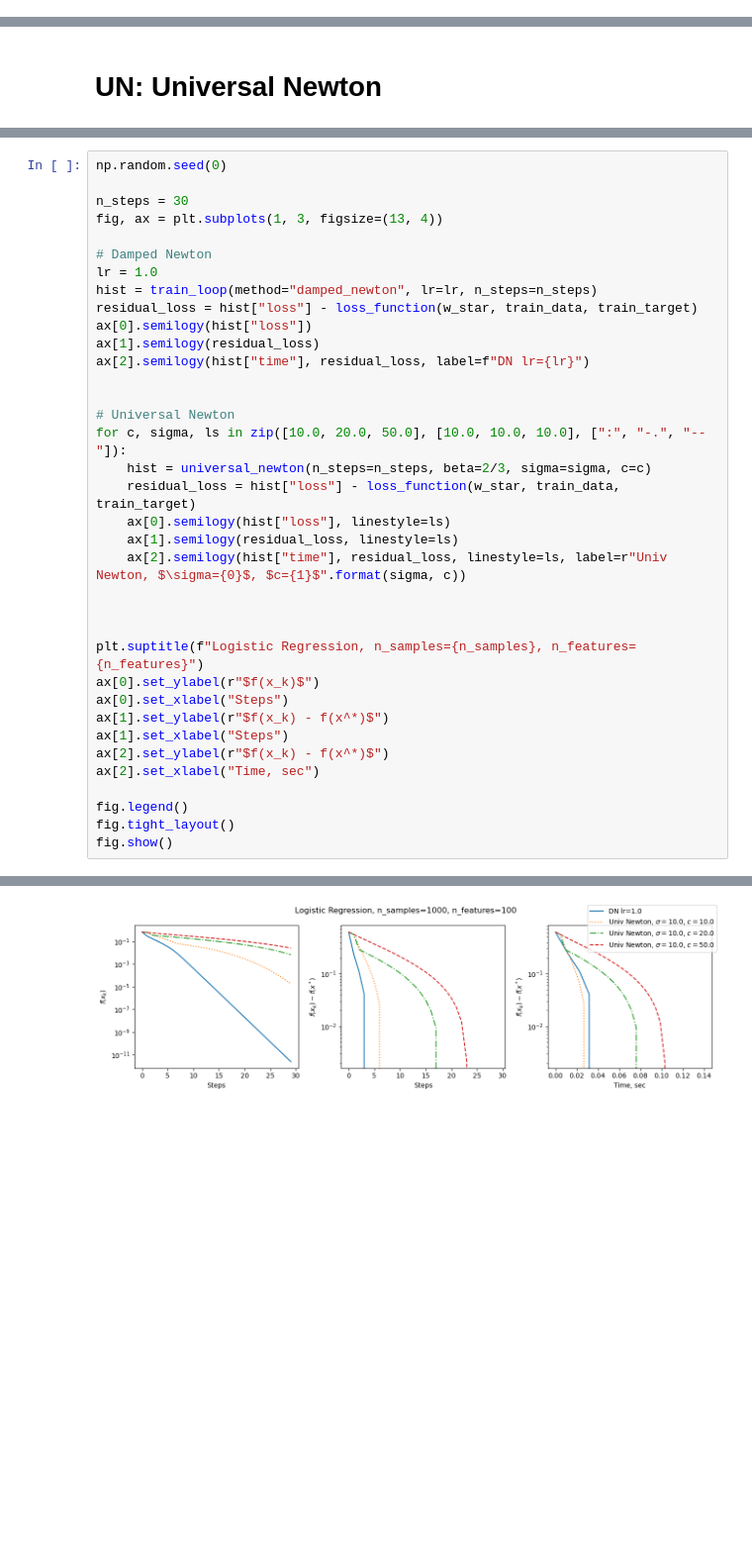
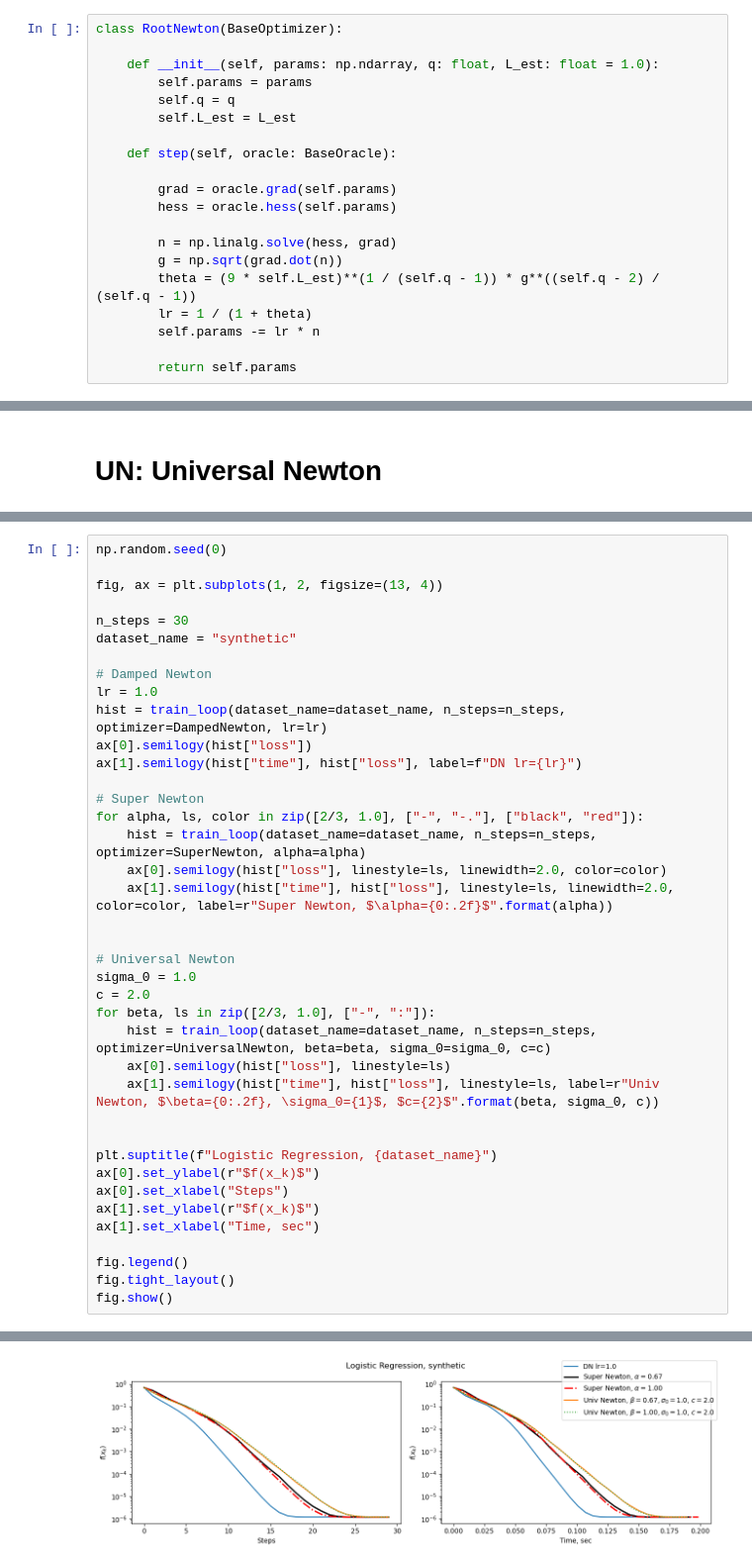
Before and after one commit to fxrshed/root-newton, a Jupyter notebook: root_newton.ipynb, the cells around one changed output, grey strips where cells are left out. Shown at 99% size. Saved outputs shown, nothing was run; the diff lists cells and outputs as text; blank space fills up the shorter version.

Commit message:
Added classes: BaseOracle, BaseOptimizer; Reorganized test and experiments

```diff
--- a/root_newton.ipynb
+++ b/root_newton.ipynb
@@ -90,0 +171,20 @@ def gradreg_newton(w: np.ndarray, grad: np.ndarray, hess: np.ndarray,
+# %%
+class RootNewton(BaseOptimizer):
+
+    def __init__(self, params: np.ndarray, q: float, L_est: float = 1.0):
+        self.params = params
+        self.q = q
+        self.L_est = L_est
+
+    def step(self, oracle: BaseOracle):
+
+        grad = oracle.grad(self.params)
+        hess = oracle.hess(self.params)
+
+        n = np.linalg.solve(hess, grad)
+        g = np.sqrt(grad.dot(n))
+        theta = (9 * self.L_est)**(1 / (self.q - 1)) * g**((self.q - 2) / (self.q - 1))
+        lr = 1 / (1 + theta)
+        self.params -= lr * n
+
+        return self.params
@@ -312,35 +380,38 @@ def train_loop(
 # %%
 np.random.seed(0)
 
+fig, ax = plt.subplots(1, 2, figsize=(13, 4))
+
 n_steps = 30
-fig, ax = plt.subplots(1, 3, figsize=(13, 4))
+dataset_name = "synthetic"
 
 # Damped Newton
 lr = 1.0
-hist = train_loop(method="damped_newton", lr=lr, n_steps=n_steps)
-residual_loss = hist["loss"] - loss_function(w_star, train_data, train_target)
+hist = train_loop(dataset_name=dataset_name, n_steps=n_steps, optimizer=DampedNewton, lr=lr)
 ax[0].semilogy(hist["loss"])
-ax[1].semilogy(residual_loss)
-ax[2].semilogy(hist["time"], residual_loss, label=f"DN lr={lr}")
+ax[1].semilogy(hist["time"], hist["loss"], label=f"DN lr={lr}")
+
+# Super Newton
+for alpha, ls, color in zip([2/3, 1.0], ["-", "-."], ["black", "red"]):
+    hist = train_loop(dataset_name=dataset_name, n_steps=n_steps, optimizer=SuperNewton, alpha=alpha)
+    ax[0].semilogy(hist["loss"], linestyle=ls, linewidth=2.0, color=color)
+    ax[1].semilogy(hist["time"], hist["loss"], linestyle=ls, linewidth=2.0, color=color, label=r"Super Newton, $\alpha={0:.2f}$".format(alpha))
 
 
 # Universal Newton
-for c, sigma, ls in zip([10.0, 20.0, 50.0], [10.0, 10.0, 10.0], [":", "-.", "--"]):
-    hist = universal_newton(n_steps=n_steps, beta=2/3, sigma=sigma, c=c)
-    residual_loss = hist["loss"] - loss_function(w_star, train_data, train_target)
+sigma_0 = 1.0
+c = 2.0
+for beta, ls in zip([2/3, 1.0], ["-", ":"]):
+    hist = train_loop(dataset_name=dataset_name, n_steps=n_steps, optimizer=UniversalNewton, beta=beta, sigma_0=sigma_0, c=c)
     ax[0].semilogy(hist["loss"], linestyle=ls)
-    ax[1].semilogy(residual_loss, linestyle=ls)
-    ax[2].semilogy(hist["time"], residual_loss, linestyle=ls, label=r"Univ Newton, $\sigma={0}$, $c={1}$".format(sigma, c))
+    ax[1].semilogy(hist["time"], hist["loss"], linestyle=ls, label=r"Univ Newton, $\beta={0:.2f}, \sigma_0={1}$, $c={2}$".format(beta, sigma_0, c))
 
 
-
-plt.suptitle(f"Logistic Regression, n_samples={n_samples}, n_features={n_features}")
+plt.suptitle(f"Logistic Regression, {dataset_name}")
 ax[0].set_ylabel(r"$f(x_k)$")
 ax[0].set_xlabel("Steps")
-ax[1].set_ylabel(r"$f(x_k) - f(x^*)$")
-ax[1].set_xlabel("Steps")
-ax[2].set_ylabel(r"$f(x_k) - f(x^*)$")
-ax[2].set_xlabel("Time, sec")
+ax[1].set_ylabel(r"$f(x_k)$")
+ax[1].set_xlabel("Time, sec")
 
 fig.legend()
 fig.tight_layout()
@@ -366 +437 @@ Loss: 0.026844719906877777 | GradNorm^2: 1.0104114453005121e-05 | Acc: 1.0
-[figure, old version]
+[figure, new version]
```
Also changed, not shown: parts of 28 cells of this notebook, 7 other files.
